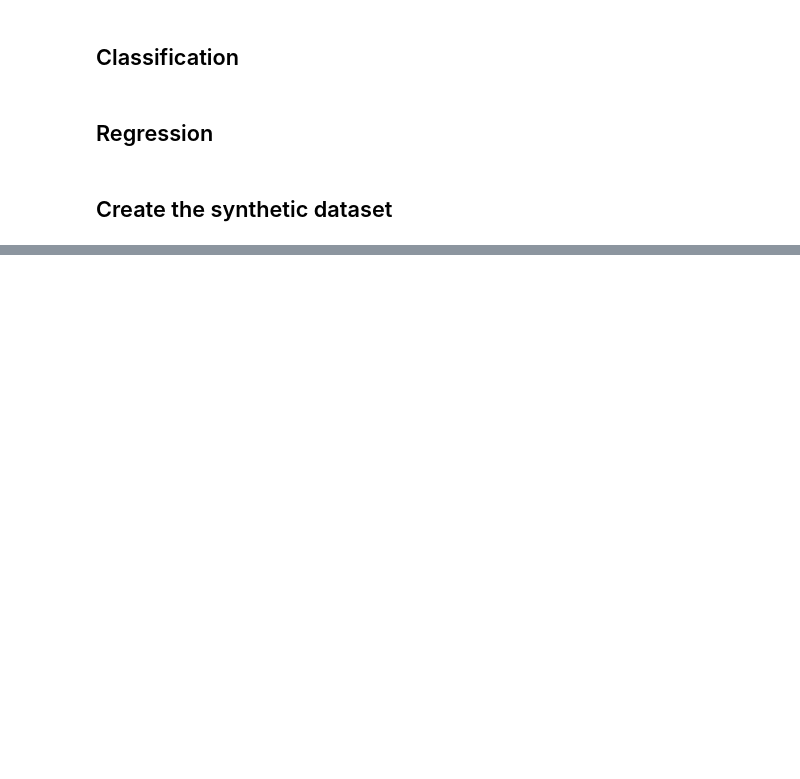
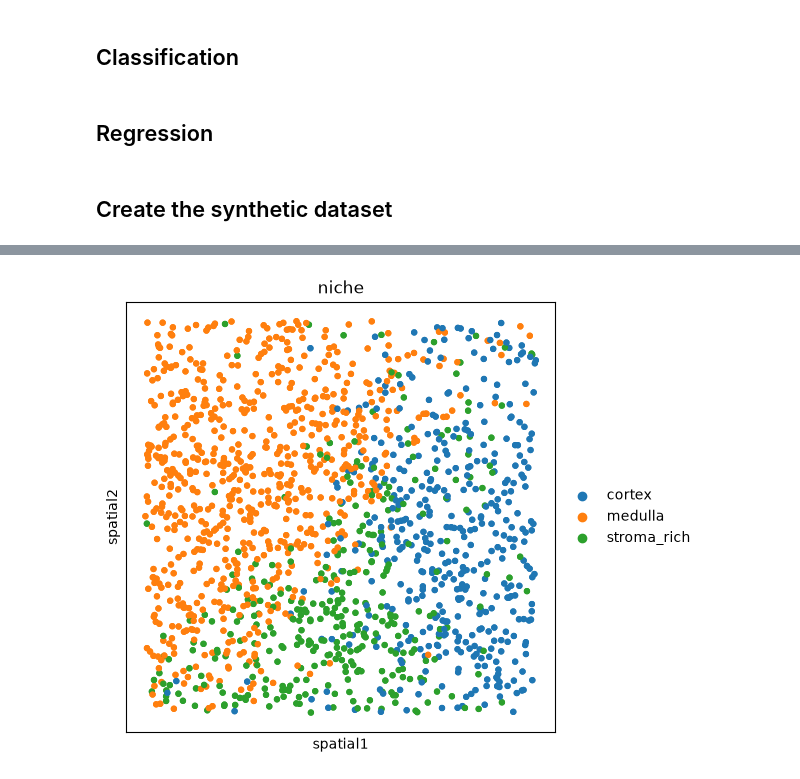
Before and after one commit to LLehner/interscale, a Jupyter notebook: docs/notebooks/3_downstream_tasks.ipynb, the cells around one changed output, grey strips where cells are left out. Saved outputs shown, nothing was run; the diff lists cells and outputs as text; code cells hidden in the pictures; blank space fills up the shorter version.

```diff
--- a/docs/notebooks/3_downstream_tasks.ipynb
+++ b/docs/notebooks/3_downstream_tasks.ipynb
@@ -83 +137,5 @@ adata_synth
+# %%
+sq.pl.spatial_scatter(adata_synth, color="niche", shape=None, library_key="slide", library_id="D06_s2", size=50)
+# %% [output]
+[figure, added]
 # %%
```
Also changed, not shown: parts of 11 cells of this notebook, 3 other files.
